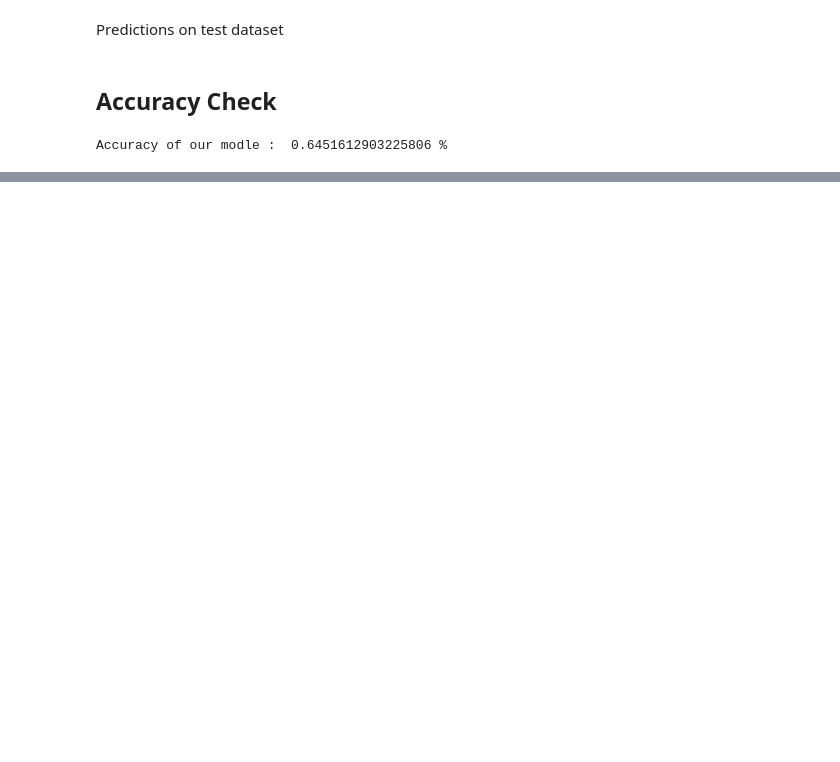
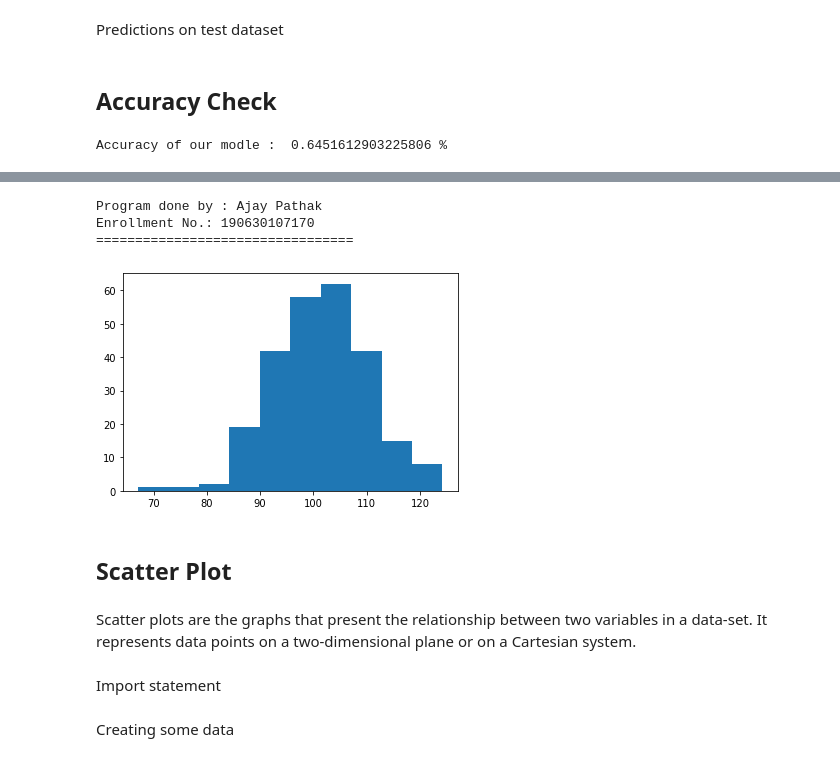
Before and after one commit to AJAY-22/Python_Practicals, a Jupyter notebook: LabManual.ipynb, the cells around one changed output, grey strips where cells are left out. Saved outputs shown, nothing was run; the diff lists cells and outputs as text; code cells hidden in the pictures; blank space fills up the shorter version.

```diff
--- a/LabManual.ipynb
+++ b/LabManual.ipynb
@@ -3253,0 +3338,28 @@ Accuracy of our modle :  0.6451612903225806 %
+# %%
+# --------------------------------------------
+# print('Program done by : Ajay Pathak\n' +
+#       'Enrollment No.: 190630107170\n' +
+#       '=================================\n\n\n')
+# We will use numpy to get some random values
+import numpy as np
+
+x = np.random.normal(100, 10, 250)
+# %%
+# --------------------------------------------
+print('Program done by : Ajay Pathak\n' +
+      'Enrollment No.: 190630107170\n' +
+      '=================================\n\n\n')
+# To create histogram we use hist() method and feed in the data as an argument
+plt.hist(x)
+plt.show()
+# %% [output]
+Program done by : Ajay Pathak
+Enrollment No.: 190630107170
+=================================
+[figure, added]
+# %% [markdown]
+## Scatter Plot
+# %% [markdown]
+Scatter plots are the graphs that present the relationship between two variables in a data-set. It represents data points on a two-dimensional plane or on a Cartesian system.
+# %% [markdown]
+Import statement
@@ -3253,0 +3372,2 @@ Accuracy of our modle :  0.6451612903225806 %
+# %% [markdown]
+Creating some data
```
Also changed, not shown: parts of 89 cells of this notebook.
